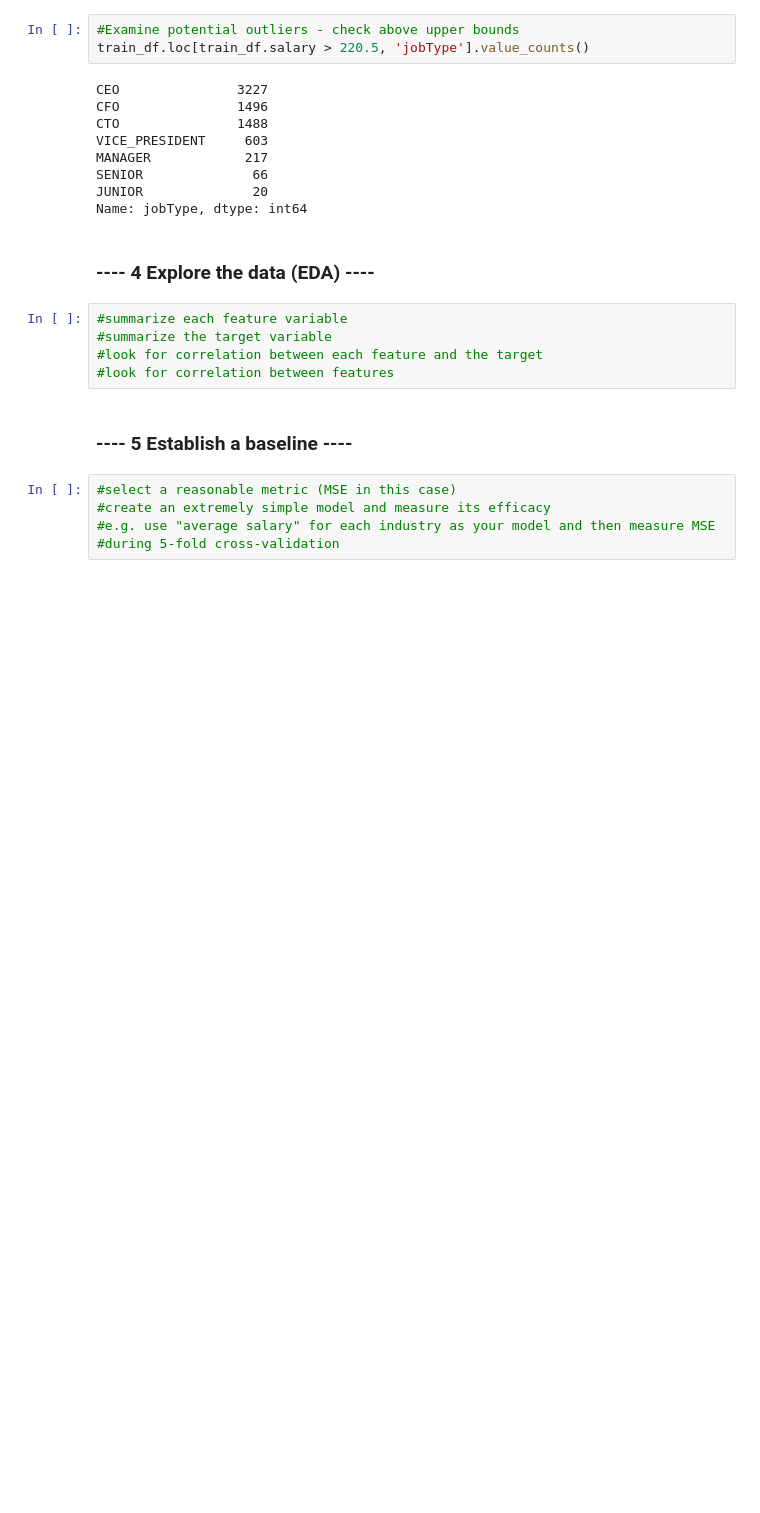
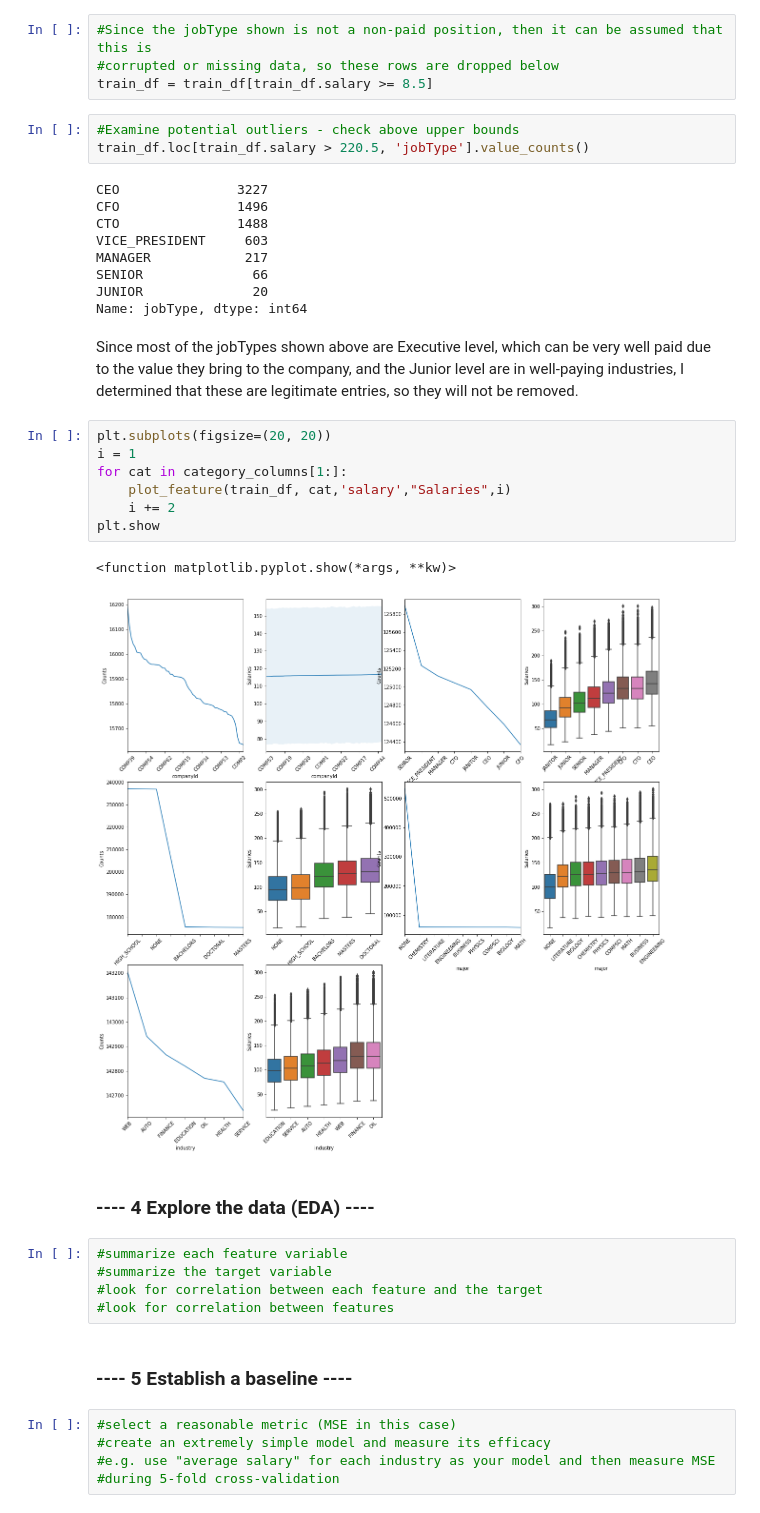
Before and after one commit to jdfreeman-repo/salarypredictionportfolio, a Jupyter notebook: salaryPredictionNotebook.ipynb, the cells around one changed output. Saved outputs shown, nothing was run; the diff lists cells and outputs as text; blank space fills up the shorter version.

```diff
--- a/salaryPredictionNotebook.ipynb
+++ b/salaryPredictionNotebook.ipynb
@@ -302,6 +341,10 @@ train_df[train_df.salary < 8.5]
 | 652076 | JOB1362685059763 | COMP25 | CTO | HIGH_SCHOOL | NONE | AUTO | 6 | 60 | ... |
 | 816129 | JOB1362685223816 | COMP42 | MANAGER | DOCTORAL | ENGINEERING | FINANCE | 18 | 6 | ... |
 | 828156 | JOB1362685235843 | COMP40 | VICE_PRESIDENT | MASTERS | ENGINEERING | WEB | 3 | 29 | ... |
+# %%
+#Since the jobType shown is not a non-paid position, then it can be assumed that this is
+#corrupted or missing data, so these rows are dropped below
+train_df = train_df[train_df.salary >= 8.5]
 # %%
 #Examine potential outliers - check above upper bounds
 train_df.loc[train_df.salary > 220.5, 'jobType'].value_counts()
@@ -314,6 +357,20 @@ MANAGER            217
 SENIOR              66
 JUNIOR              20
 Name: jobType, dtype: int64
+# %% [markdown]
+Since most of the jobTypes shown above are Executive level, which can be very well paid
+due to the value they bring to the company, and the Junior level are in well-paying industries,
+I determined that these are legitimate entries, so they will not be removed.
+# %%
+plt.subplots(figsize=(20, 20))
+i = 1
+for cat in category_columns[1:]:
+    plot_feature(train_df, cat,'salary',"Salaries",i)
+    i += 2
+plt.show
+# %% [output]
+<function matplotlib.pyplot.show(*args, **kw)>
+[figure, added]
 # %% [markdown]
 ### ---- 4 Explore the data (EDA) ----
 # %%
```
Also changed, not shown: parts of 4 cells of this notebook.
